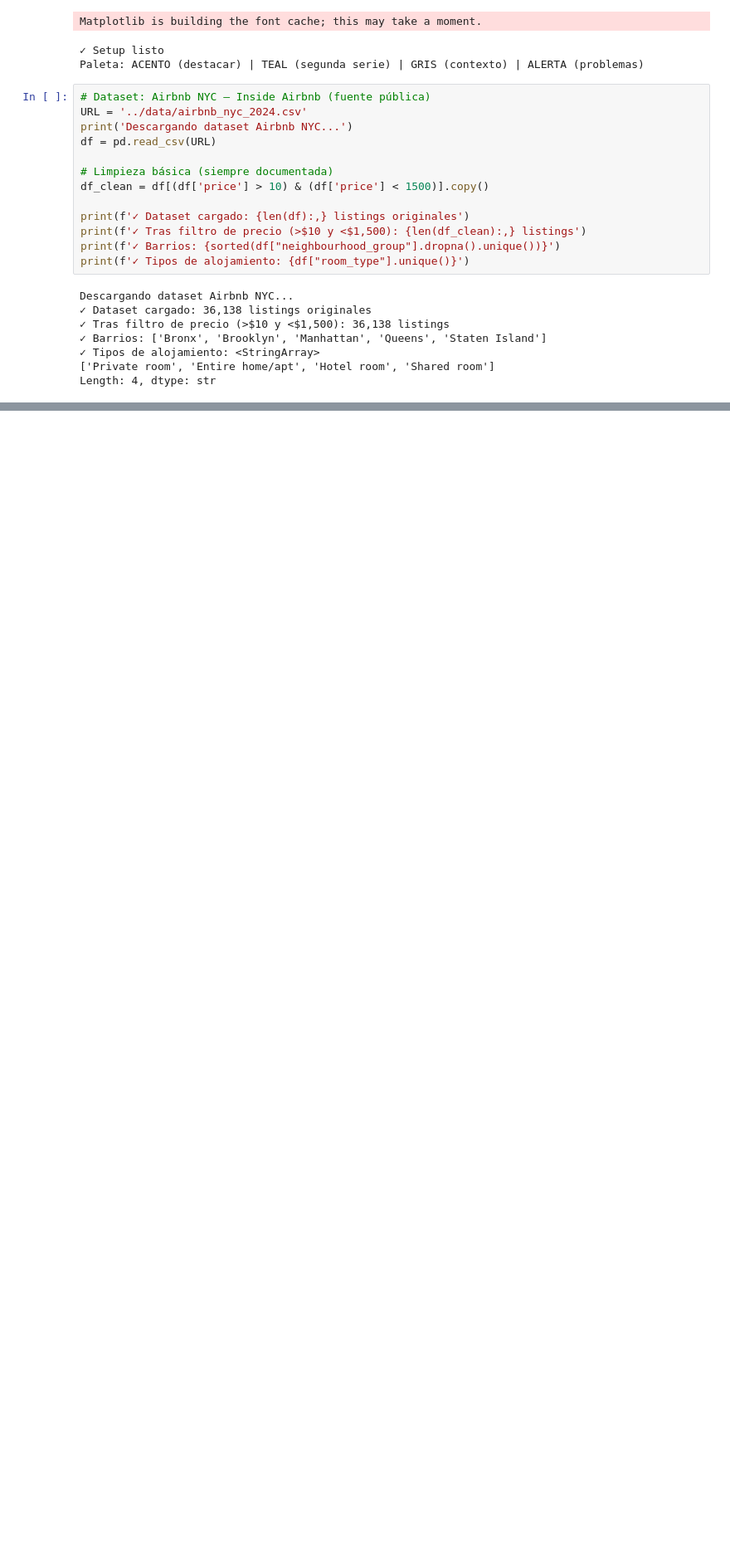
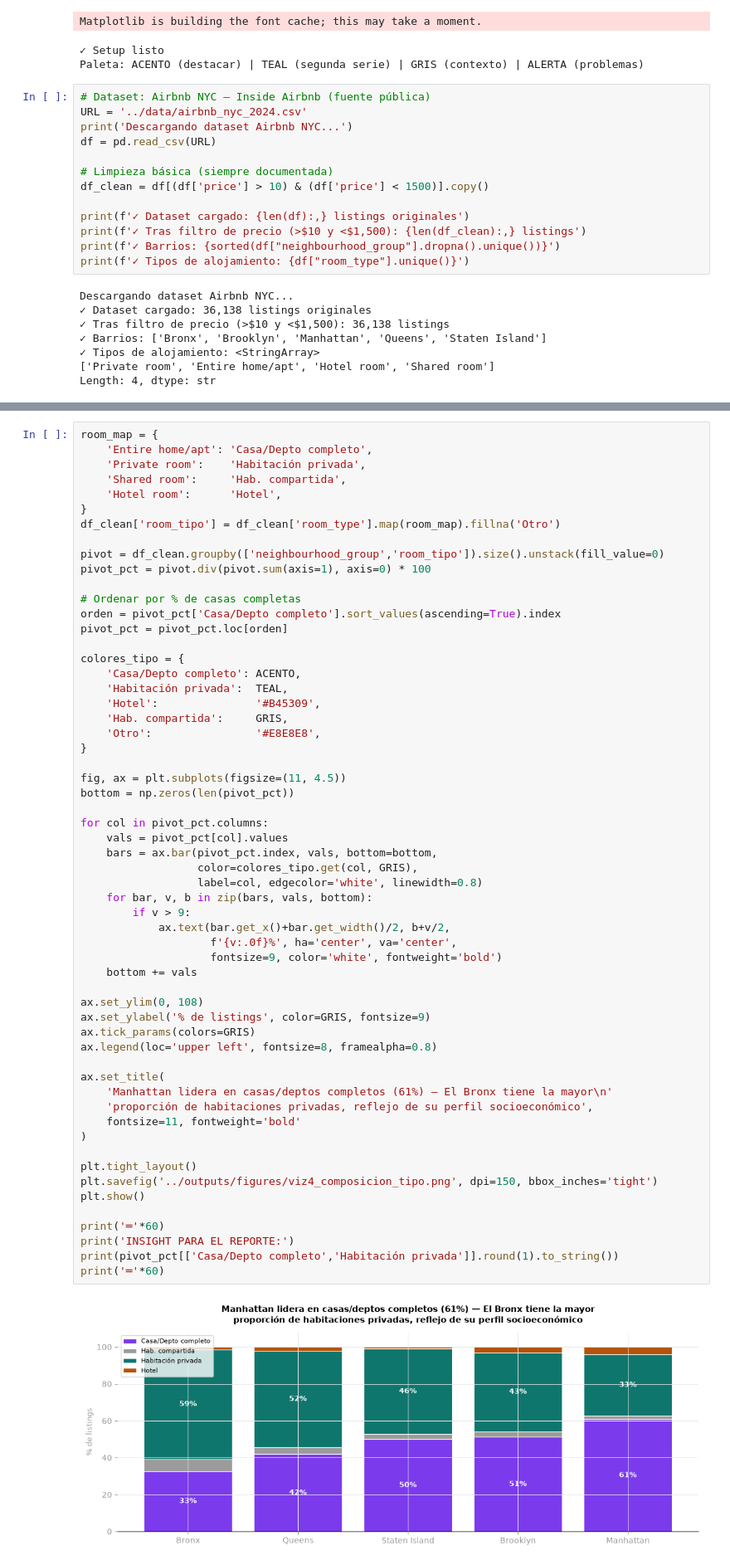
Before and after one commit to JJva-06/airbnb-nyc-data-analysis, a Jupyter notebook: notebooks/analysis.ipynb, the cells around one changed output, grey strips where cells are left out. Shown at 83% size. Drawn from its saved outputs; the diff is of its cells as text; blank space fills up the shorter version.

```diff
--- a/notebooks/analysis.ipynb
+++ b/notebooks/analysis.ipynb
@@ -57,0 +260,60 @@ Length: 4, dtype: str
+# %%
+room_map = {
+    'Entire home/apt': 'Casa/Depto completo',
+    'Private room':    'Habitación privada',
+    'Shared room':     'Hab. compartida',
+    'Hotel room':      'Hotel',
+}
+df_clean['room_tipo'] = df_clean['room_type'].map(room_map).fillna('Otro')
+
+pivot = df_clean.groupby(['neighbourhood_group','room_tipo']).size().unstack(fill_value=0)
+pivot_pct = pivot.div(pivot.sum(axis=1), axis=0) * 100
+
+# Ordenar por % de casas completas
+orden = pivot_pct['Casa/Depto completo'].sort_values(ascending=True).index
+pivot_pct = pivot_pct.loc[orden]
+
+colores_tipo = {
+    'Casa/Depto completo': ACENTO,
+    'Habitación privada':  TEAL,
+    'Hotel':               '#B45309',
+    'Hab. compartida':     GRIS,
+    'Otro':                '#E8E8E8',
+}
+
+fig, ax = plt.subplots(figsize=(11, 4.5))
+bottom = np.zeros(len(pivot_pct))
+
+for col in pivot_pct.columns:
+    vals = pivot_pct[col].values
+    bars = ax.bar(pivot_pct.index, vals, bottom=bottom,
+                  color=colores_tipo.get(col, GRIS),
+                  label=col, edgecolor='white', linewidth=0.8)
+    for bar, v, b in zip(bars, vals, bottom):
+        if v > 9:
+            ax.text(bar.get_x()+bar.get_width()/2, b+v/2,
+                    f'{v:.0f}%', ha='center', va='center',
+                    fontsize=9, color='white', fontweight='bold')
+    bottom += vals
+
+ax.set_ylim(0, 108)
+ax.set_ylabel('% de listings', color=GRIS, fontsize=9)
+ax.tick_params(colors=GRIS)
+ax.legend(loc='upper left', fontsize=8, framealpha=0.8)
+
+ax.set_title(
+    'Manhattan lidera en casas/deptos completos (61%) — El Bronx tiene la mayor\n'
+    'proporción de habitaciones privadas, reflejo de su perfil socioeconómico',
+    fontsize=11, fontweight='bold'
+)
+
+plt.tight_layout()
+plt.savefig('../outputs/figures/viz4_composicion_tipo.png', dpi=150, bbox_inches='tight')
+plt.show()
+
+print('═'*60)
+print('INSIGHT PARA EL REPORTE:')
+print(pivot_pct[['Casa/Depto completo','Habitación privada']].round(1).to_string())
+print('═'*60)
+# %% [output]
+[figure, added]
```
Also changed, not shown: parts of 10 cells of this notebook, 5 other files.
